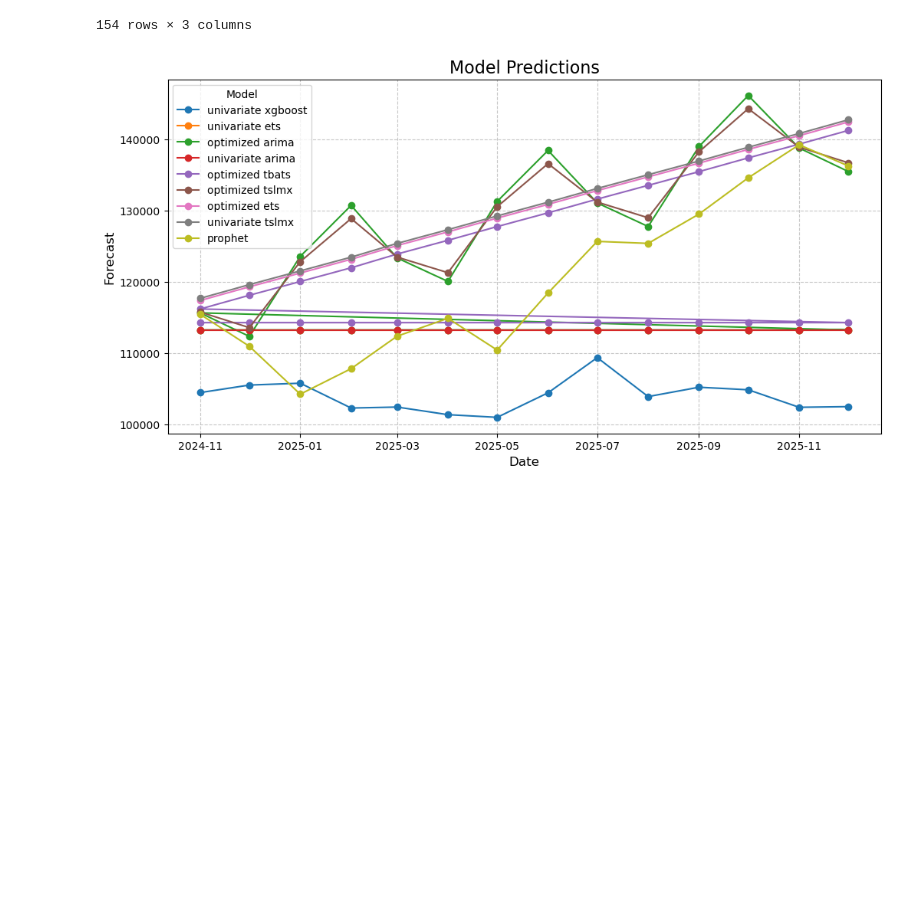
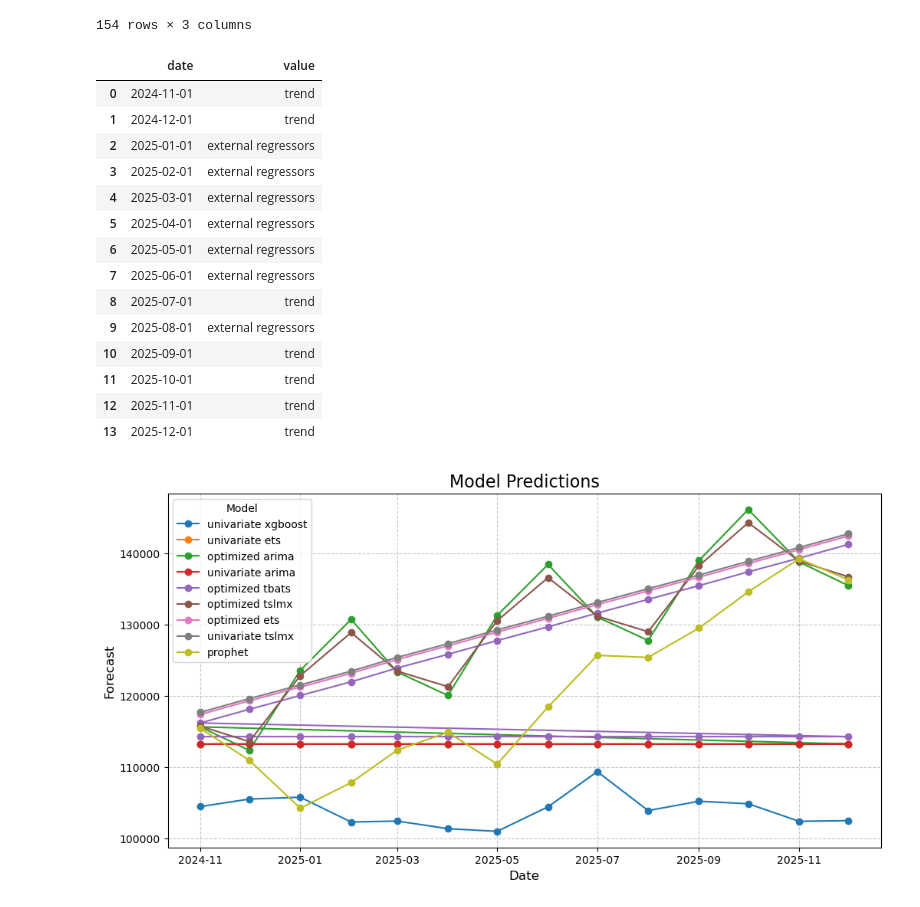
Before and after one commit to AmirMFarhang/LauzHack-CassadagApp, a Jupyter notebook: bristor_analisys.ipynb, the cells around one changed output. Cells and saved outputs as stored; diff of their text form; code cells hidden in the pictures; blank space fills up the shorter version.

```diff
--- a/bristor_analisys.ipynb
+++ b/bristor_analisys.ipynb
@@ -239,6 +240,27 @@ final_df
 | 152 | prophet | 2025-11-01 | 139226.618155 |
 | 153 | prophet | 2025-12-01 | 136262.618583 |
 154 rows × 3 columns
+# %%
+local_impact = assess_regressor_impact(forecast)
+df_local_impact = pd.DataFrame(list(local_impact.items()), columns=['date', 'value'])
+
+df_local_impact
+# %% [output]
+|  | date | value |
+| 0 | 2024-11-01 | trend |
+| 1 | 2024-12-01 | trend |
+| 2 | 2025-01-01 | external regressors |
+| 3 | 2025-02-01 | external regressors |
+| 4 | 2025-03-01 | external regressors |
+| 5 | 2025-04-01 | external regressors |
+| 6 | 2025-05-01 | external regressors |
+| 7 | 2025-06-01 | external regressors |
+| 8 | 2025-07-01 | trend |
+| 9 | 2025-08-01 | external regressors |
+| 10 | 2025-09-01 | trend |
+| 11 | 2025-10-01 | trend |
+| 12 | 2025-11-01 | trend |
+| 13 | 2025-12-01 | trend |
 # %%
 final_df['Date'] = pd.to_datetime(final_df['Date'])
 
```
Also changed, not shown: parts of 3 cells of this notebook.
